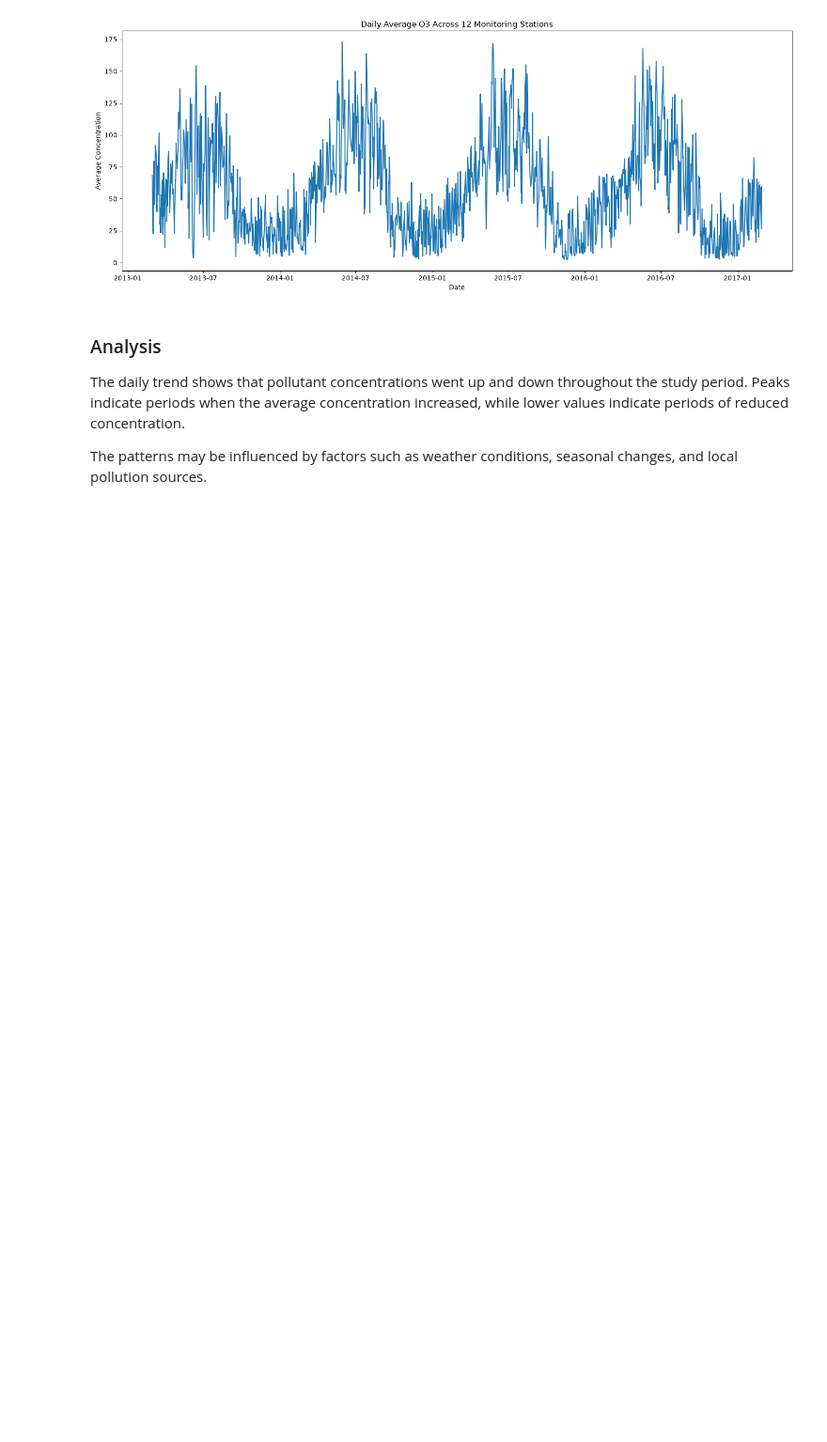
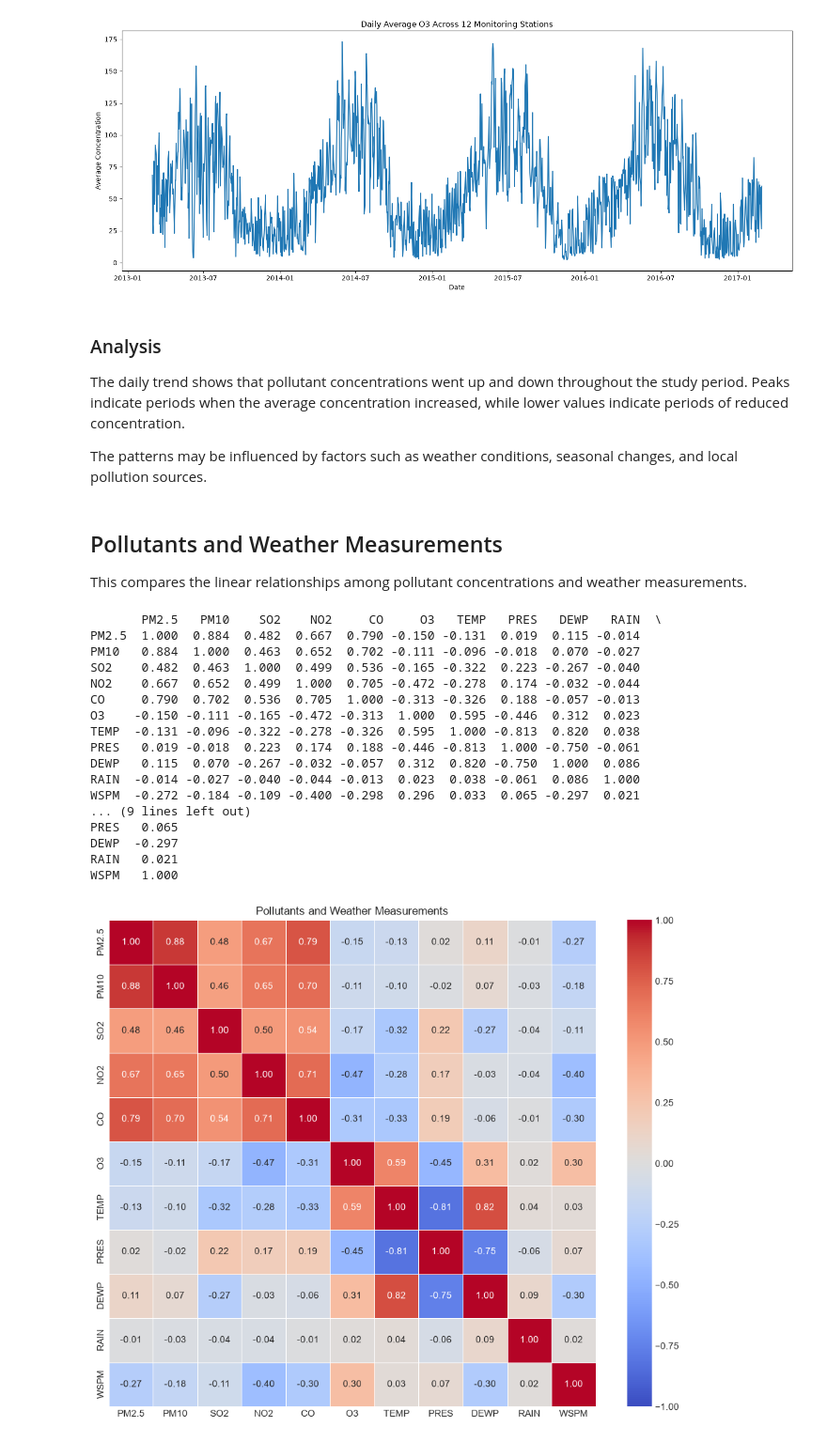
Before and after one commit to Dirk2928/Data_Science, a Jupyter notebook: Notebooks/eda_beijing_air_quality.ipynb, the cells around one changed output. Shown at 94% size. Cells and saved outputs as stored; diff of their text form; code cells hidden in the pictures; blank space fills up the shorter version.

```diff
--- a/Notebooks/eda_beijing_air_quality.ipynb
+++ b/Notebooks/eda_beijing_air_quality.ipynb
@@ -69,14 +84,29 @@ pollutants = [
     "SO2",
     "NO2",
     "CO",
-    "O3"
+    "O3",
 ]
+
+weather_measurements = [
+    "TEMP",
+    "PRES",
+    "DEWP",
+    "RAIN",
+    "WSPM",
+]
+
+analysis_columns = pollutants + weather_measurements
+df[analysis_columns] = df[analysis_columns].apply(
+    pd.to_numeric,
+    errors="coerce",
+)
 
 print("Pollutants included in the analysis:")
 print(pollutants)
+print("Weather measurements included in the analysis:")
+print(weather_measurements)
 
-pollutant_statistics = combined_df[pollutants].describe()
-
+pollutant_statistics = df[pollutants].describe()
 pollutant_statistics
 # %% [output]
 Pollutants included in the analysis:
@@ -186,3 +218,45 @@ for pollutant in pollutants:
 The daily trend shows that pollutant concentrations went up and down throughout the study period. Peaks indicate periods when the average concentration increased, while lower values indicate periods of reduced concentration.
 
 The patterns may be influenced by factors such as weather conditions, seasonal changes, and local pollution sources.
+# %% [markdown]
+## Pollutants and Weather Measurements
+
+This compares the linear relationships among pollutant concentrations and weather measurements.
+# %%
+pearson_corr = df[analysis_columns].corr(method="pearson")
+print(pearson_corr.round(3))
+
+plt.figure(figsize=(10, 8))
+sns.heatmap(
+    pearson_corr,
+    annot=True,
+    fmt=".2f",
+    cmap="coolwarm",
+    center=0,
+    vmin=-1,
+    vmax=1,
+    square=True,
+    linewidths=0.5,
+)
+plt.title("Pollutants and Weather Measurements")
+plt.tight_layout()
+plt.show()
+# %% [output]
+       PM2.5   PM10    SO2    NO2     CO     O3   TEMP   PRES   DEWP   RAIN  \
+PM2.5  1.000  0.884  0.482  0.667  0.790 -0.150 -0.131  0.019  0.115 -0.014
+PM10   0.884  1.000  0.463  0.652  0.702 -0.111 -0.096 -0.018  0.070 -0.027
+SO2    0.482  0.463  1.000  0.499  0.536 -0.165 -0.322  0.223 -0.267 -0.040
+NO2    0.667  0.652  0.499  1.000  0.705 -0.472 -0.278  0.174 -0.032 -0.044
+CO     0.790  0.702  0.536  0.705  1.000 -0.313 -0.326  0.188 -0.057 -0.013
+O3    -0.150 -0.111 -0.165 -0.472 -0.313  1.000  0.595 -0.446  0.312  0.023
+TEMP  -0.131 -0.096 -0.322 -0.278 -0.326  0.595  1.000 -0.813  0.820  0.038
+PRES   0.019 -0.018  0.223  0.174  0.188 -0.446 -0.813  1.000 -0.750 -0.061
+DEWP   0.115  0.070 -0.267 -0.032 -0.057  0.312  0.820 -0.750  1.000  0.086
+RAIN  -0.014 -0.027 -0.040 -0.044 -0.013  0.023  0.038 -0.061  0.086  1.000
+WSPM  -0.272 -0.184 -0.109 -0.400 -0.298  0.296  0.033  0.065 -0.297  0.021
+... (9 lines left out)
+PRES   0.065
+DEWP  -0.297
+RAIN   0.021
+WSPM   1.000
+[figure, added]
```
Also changed, not shown: parts of 13 cells of this notebook, 6 other files.
